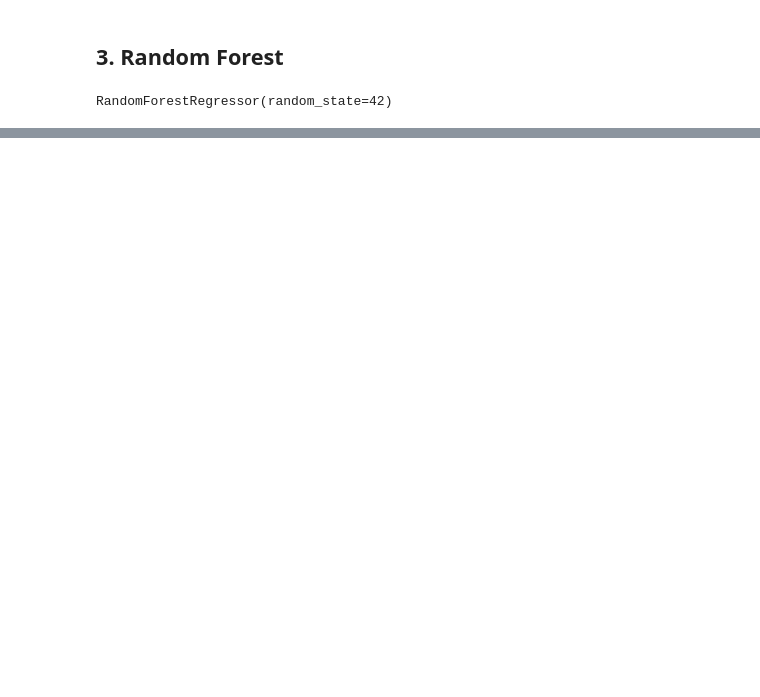
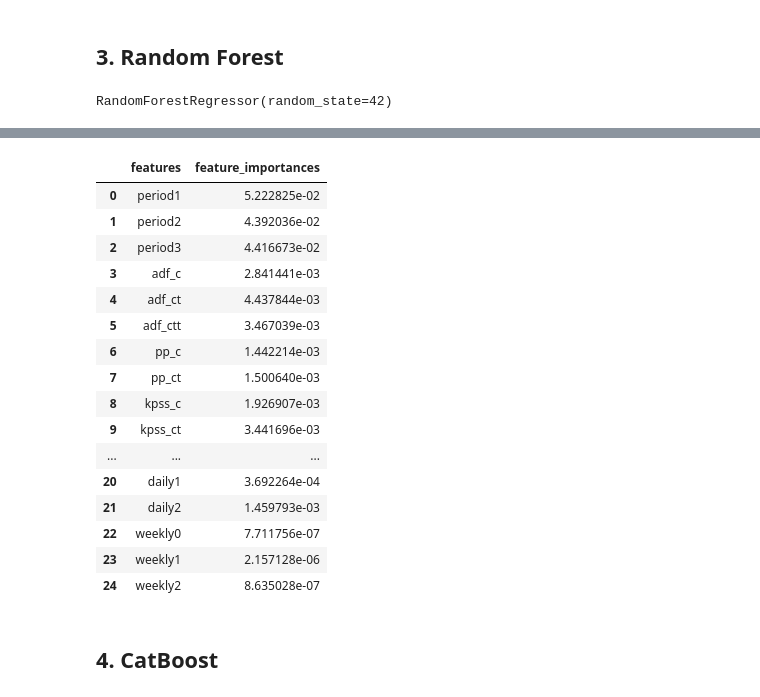
Before and after one commit to fedorbondar/tempo-performance, a Jupyter notebook: notebooks/compare_models.ipynb, the cells around one changed output, grey strips where cells are left out. Cells and saved outputs as stored; diff of their text form; code cells hidden in the pictures; blank space fills up the shorter version.

```diff
--- a/notebooks/compare_models.ipynb
+++ b/notebooks/compare_models.ipynb
@@ -348,0 +458,2 @@ pd.DataFrame({'features': X.columns, 'feature_importances': cb_grid_search.best_
+# %%
+rf_model.fit(X_train, y_train)
@@ -348,0 +468,9 @@ pd.DataFrame({'features': X.columns, 'feature_importances': cb_grid_search.best_
+# %%
+rf_param_grid = {'n_estimators': [10, 100, 500, 1000],
+                 'max_depth': [5, 8, 15],
+                 'min_samples_split': [2, 5, 10]
+                }
+# %%
+rf_grid_search = GridSearchCV(estimator=rf_model, param_grid=rf_param_grid, cv=5, scoring='neg_mean_squared_error', verbose=3)
+# %%
+rf_grid_search.fit(X_train, y_train)
@@ -348,0 +537,22 @@ pd.DataFrame({'features': X.columns, 'feature_importances': cb_grid_search.best_
+# %%
+pd.DataFrame({'features': X.columns, 'feature_importances': rf_grid_search.best_estimator_.feature_importances_})
+# %% [output]
+|  | features | feature_importances |
+| 0 | period1 | 5.222825e-02 |
+| 1 | period2 | 4.392036e-02 |
+| 2 | period3 | 4.416673e-02 |
+| 3 | adf_c | 2.841441e-03 |
+| 4 | adf_ct | 4.437844e-03 |
+| 5 | adf_ctt | 3.467039e-03 |
+| 6 | pp_c | 1.442214e-03 |
+| 7 | pp_ct | 1.500640e-03 |
+| 8 | kpss_c | 1.926907e-03 |
+| 9 | kpss_ct | 3.441696e-03 |
+| ... | ... | ... |
+| 20 | daily1 | 3.692264e-04 |
+| 21 | daily2 | 1.459793e-03 |
+| 22 | weekly0 | 7.711756e-07 |
+| 23 | weekly1 | 2.157128e-06 |
+| 24 | weekly2 | 8.635028e-07 |
+# %% [markdown]
+## **4. CatBoost**
```
Also changed, not shown: parts of 134 cells of this notebook, 1 other file.
